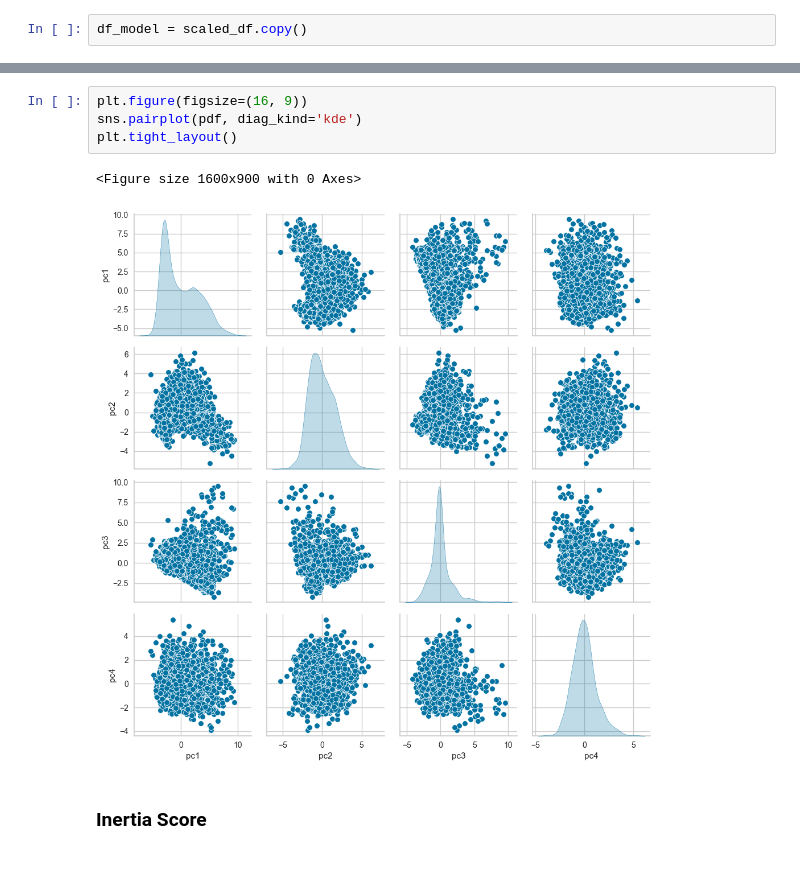
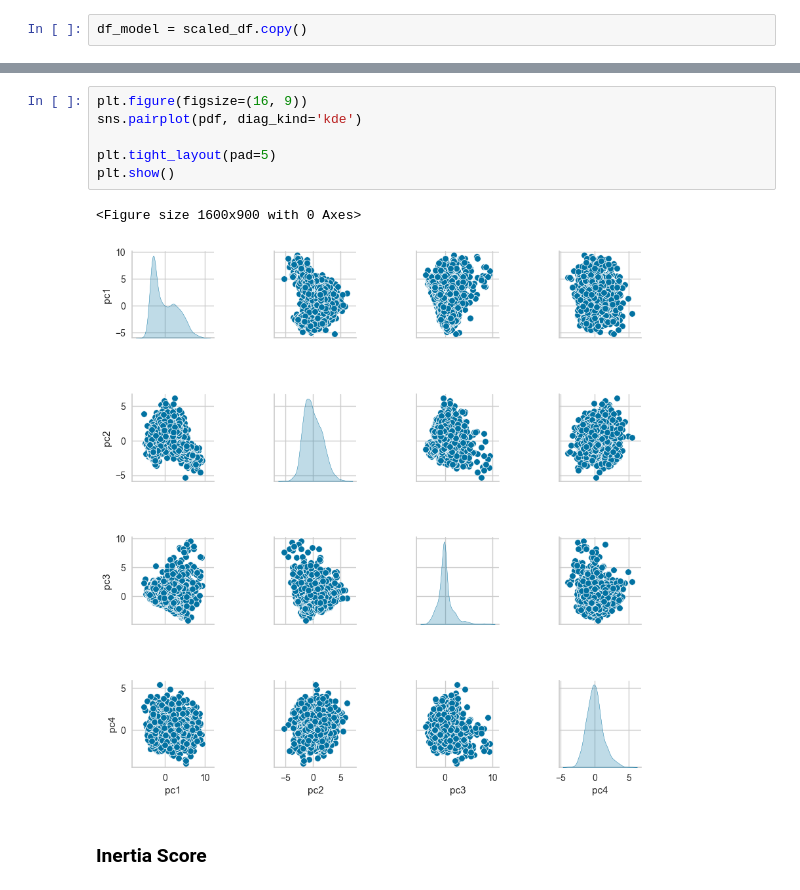
Before and after one commit to sabirinID/Predicting-Customer-Personality, a Jupyter notebook: Notebooks/marketing_campaign.ipynb, the cells around one changed output, grey strips where cells are left out. Saved outputs shown, nothing was run; the diff lists cells and outputs as text.

```diff
--- a/Notebooks/marketing_campaign.ipynb
+++ b/Notebooks/marketing_campaign.ipynb
@@ -948,10 +948,12 @@ Explained variance ratio: [0.32022871 0.08917674 0.08558213 0.04919601]
 # %%
 plt.figure(figsize=(16, 9))
 sns.pairplot(pdf, diag_kind='kde')
-plt.tight_layout()
+
+plt.tight_layout(pad=5)
+plt.show()
 # %% [output]
 <Figure size 1600x900 with 0 Axes>
-[figure, old version]
+[figure, new version]
 # %% [markdown]
 ### Inertia Score
 # %%
```
Also changed, not shown: parts of 33 cells of this notebook.
